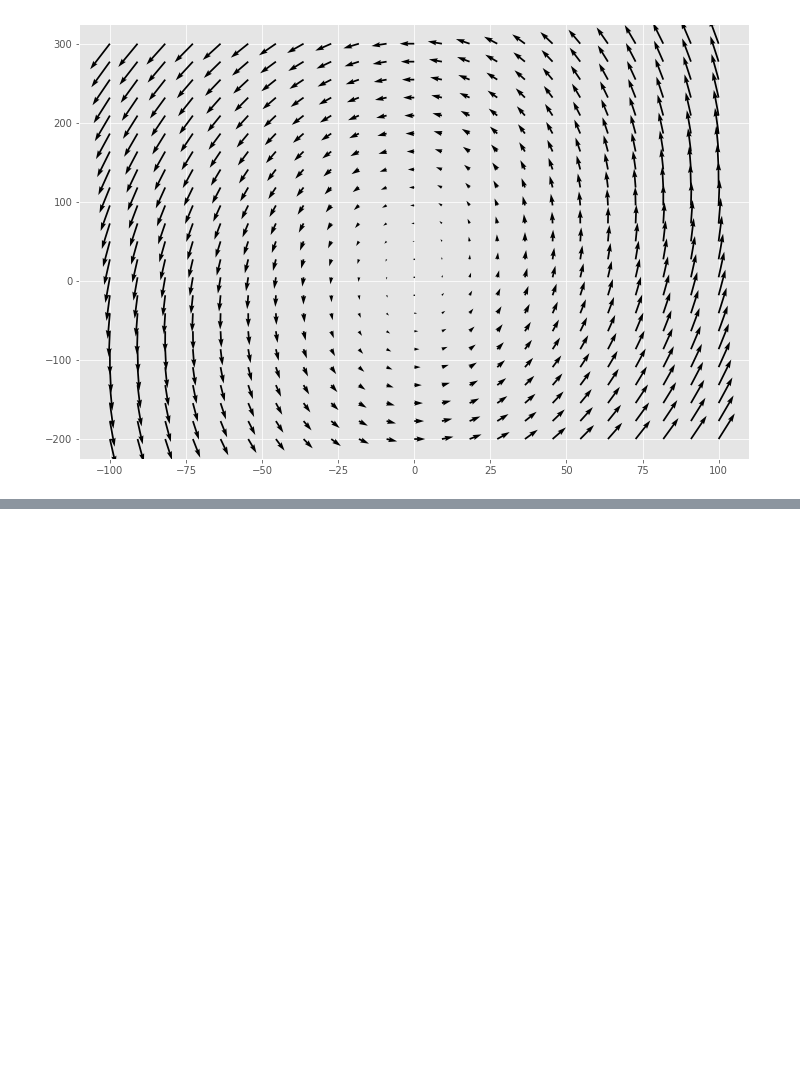
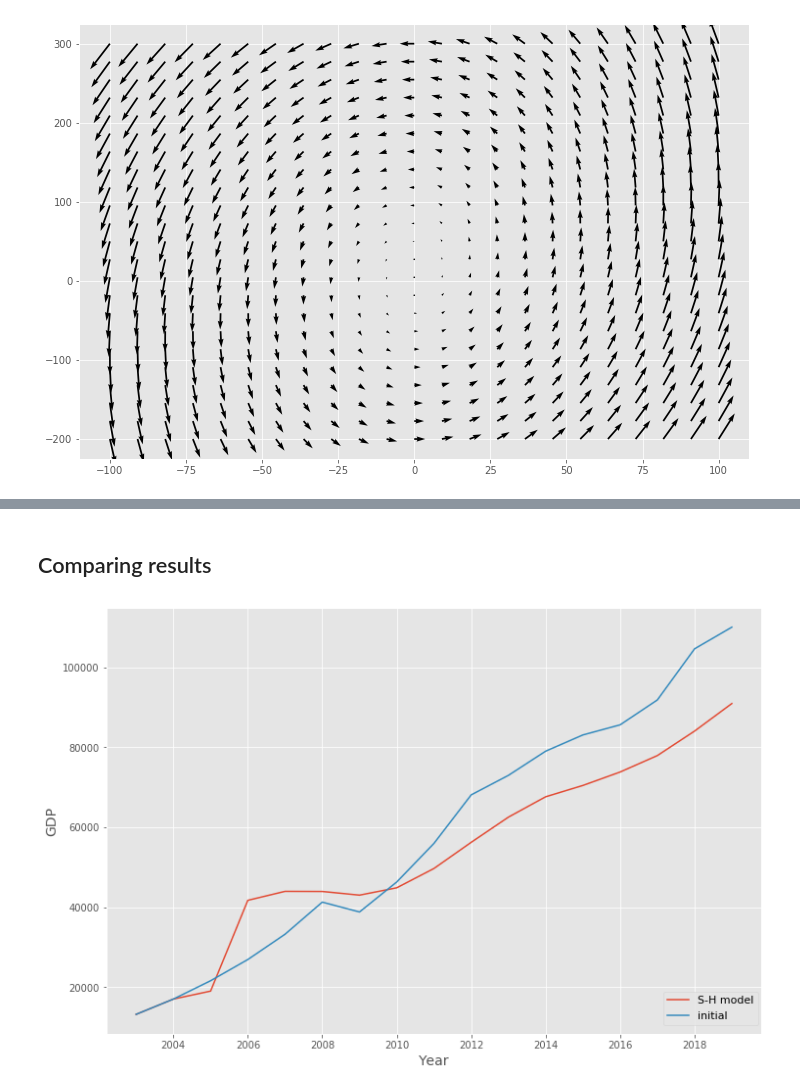
Before and after one commit to kirillzx/Math-projects, a Jupyter notebook: Mathematical_modeling/Samuelson-Hicks model.ipynb, the cells around one changed output, grey strips where cells are left out. Saved outputs shown, nothing was run; the diff lists cells and outputs as text; code cells hidden in the pictures; blank space fills up the shorter version.

```diff
--- a/Mathematical_modeling/Samuelson-Hicks model.ipynb
+++ b/Mathematical_modeling/Samuelson-Hicks model.ipynb
@@ -290,0 +294,31 @@ plt.show()
+# %% [markdown]
+## Comparing results
+# %%
+n = 17
+r = 0.25
+c = 0.6
+
+ia = [407,670.5,1165.3,1504.7,1762.3,2186.3,2865.1,3611.1,24730.2,6716.2,8781.6,7976.1,9152.1,11035.6,\
+        12586.1,13450.2,13902.6,13897.1,14748.9,16027.3,17782.1,19318.8]
+ia = ia[5:]
+ca = [2757.5,3350.0,4239.2,5083.4,6540.7,8216.8,8687.1,10121.5,11285.5,12623.9,\
+          13706.7,14629.6,14712.7,16085.7,16770.3,18488.9,19657.6]
+
+arrayY = [13208.2, 17027.2]
+
+plt.subplots(figsize=(12, 8))
+time = np.arange(0, n)
+
+for t in range(2, n):
+        y = ca[t] + c*arrayY[t-1] + r*(arrayY[t-1]-arrayY[t-2]) + ia[t]
+        arrayY.append(y)
+plt.plot(df[5:]['Year'], arrayY, label = 'S-H model')
+
+plt.plot(df[5:]['Year'], list(df[5:]["GDP"]), label = 'initial')
+plt.xlabel('Year', fontsize=14)
+plt.ylabel('GDP',  fontsize=14)
+
+plt.legend(loc=(0.85,0.02), fontsize=11)
+plt.show()
+# %% [output]
+[figure, added]
```
Also changed, not shown: parts of 11 cells of this notebook.
